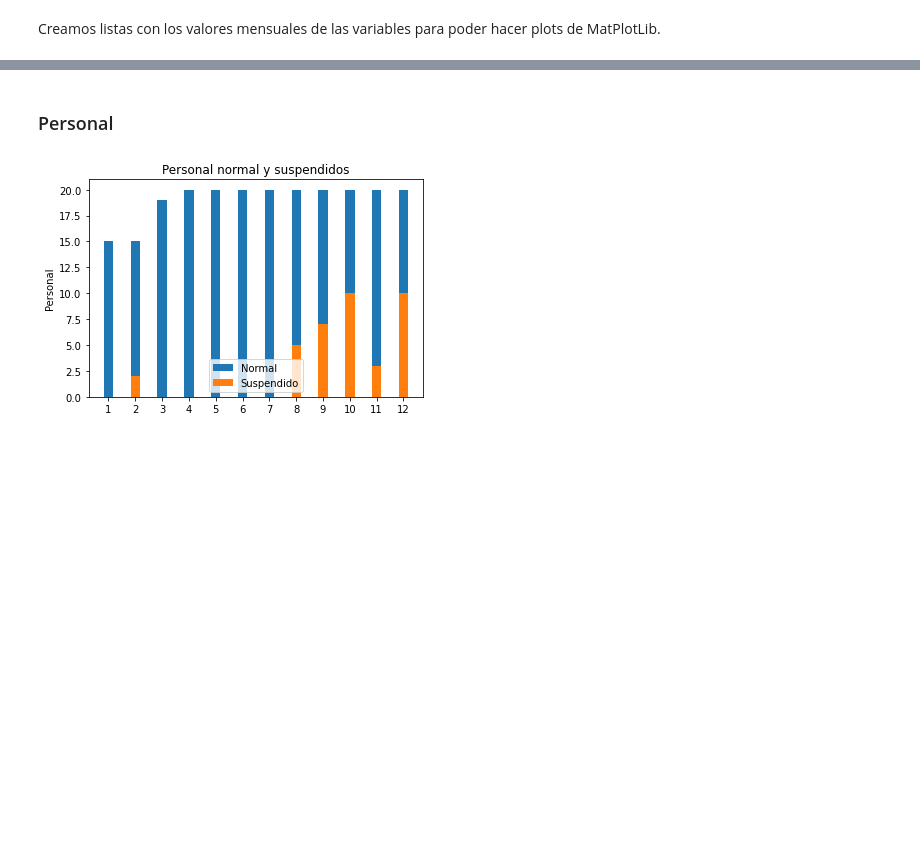
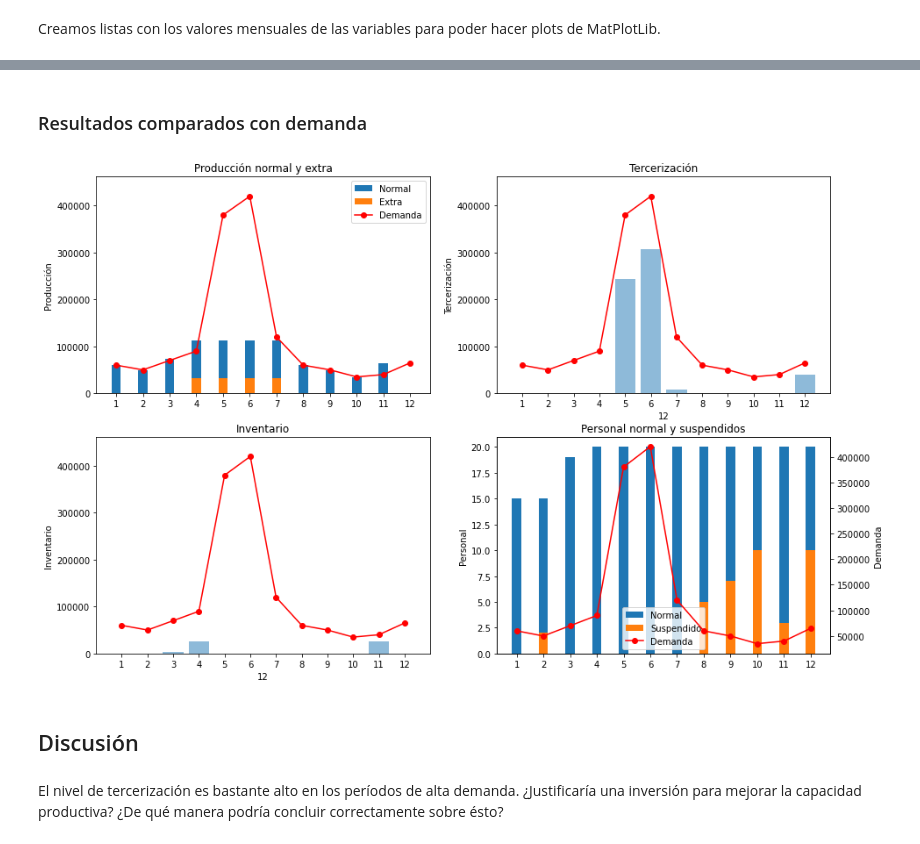
Before and after one commit to investigacion-operativa/programacion_matematica, a Jupyter notebook: planificacion.ipynb, the cells around one changed output, grey strips where cells are left out. Drawn from its saved outputs; the diff is of its cells as text; code cells hidden in the pictures; blank space fills up the shorter version.

```diff
--- a/planificacion.ipynb
+++ b/planificacion.ipynb
@@ -292,12 +300,51 @@ plt.show()
+# %% [markdown]
+### Resultados comparados con demanda
+# %%
+fig, axs = plt.subplots(2, 2, figsize=(15,10))
+
+# Producción
+p_chart = axs[0,0].bar(t_set, result_P, 0.35)
+pe_chart = axs[0,0].bar(t_set, result_PE, 0.35)
+v_chart = axs[0,0].plot(t_set, list(d.values()), linestyle='-', marker='o', color='r')
+axs[0,0].set_ylim((0, max(list(d.values()))*1.1))
+axs[0,0].set_ylabel('Producción')
+axs[0,0].set_title('Producción normal y extra')
+axs[0,0].legend((p_chart[0], pe_chart[0], v_chart[0]), ('Normal', 'Extra', 'Demanda'))
+axs[0,0].set_xticks(range(1,13))
+
+# Inventario
+axs[1,0].bar(t_set, result_I, align='center', alpha=0.5)
+axs[1,0].plot(t_set, list(d.values()), linestyle='-', marker='o', color='r')
+axs[1,0].set_ylim((0, max(list(d.values()))*1.1))
+axs[1,0].set_xlabel('%s' % t)
+axs[1,0].set_ylabel('%s' % 'Inventario')
+axs[1,0].set_title('%s' % 'Inventario')
+axs[1,0].set_xticks(range(1,13))
+
+# Tercerización
+axs[0,1].bar(t_set, result_Q, align='center', alpha=0.5)
+axs[0,1].plot(t_set, list(d.values()), linestyle='-', marker='o', color='r')
+axs[0,1].set_ylim((0, max(list(d.values()))*1.1))
+axs[0,1].set_xlabel('%s' % t)
+axs[0,1].set_ylabel('%s' % 'Tercerización')
+axs[0,1].set_title('%s' % 'Tercerización')
+axs[0,1].set_xticks(range(1,13))
+
+# Personal
+d_chart = axs[1,1].bar(t_set, result_D, 0.35, zorder=1)
+ds_chart = axs[1,1].bar(t_set, result_DS, 0.35, zorder=2)
+axs2 = axs[1,1].twinx()
+v_chart = axs2.plot(t_set, list(d.values()), linestyle='-', marker='o', color='r')
+axs[1,1].set_ylabel('Personal')
+axs2.set_ylabel('Demanda')
+axs[1,1].set_title('Personal normal y suspendidos')
+axs[1,1].legend((d_chart[0], ds_chart[0], v_chart[0]), ('Normal', 'Suspendido', 'Demanda'), loc="lower center")
+axs[1,1].set_xticks(range(1,13))
+
+plt.show()
+# %% [output]
+[figure, added]
 # %% [markdown]
-### Personal
+## Discusión
-# %%
-d_chart = plt.bar(t_set, result_D, 0.35, zorder=1)
-ds_chart = plt.bar(t_set, result_DS, 0.35, zorder=2)
-plt.ylabel('Personal')
-plt.title('Personal normal y suspendidos')
-plt.legend((d_chart[0], ds_chart[0]), ('Normal', 'Suspendido'), loc="lower center")
-plt.xticks(range(1,13))
-plt.show()
-# %% [output]
-[figure, removed]
+# %% [markdown]
+El nivel de tercerización es bastante alto en los períodos de alta demanda. ¿Justificaría una inversión para mejorar la capacidad productiva? ¿De qué manera podría concluir correctamente sobre ésto?
```
Also changed, not shown: parts of 8 cells of this notebook.
